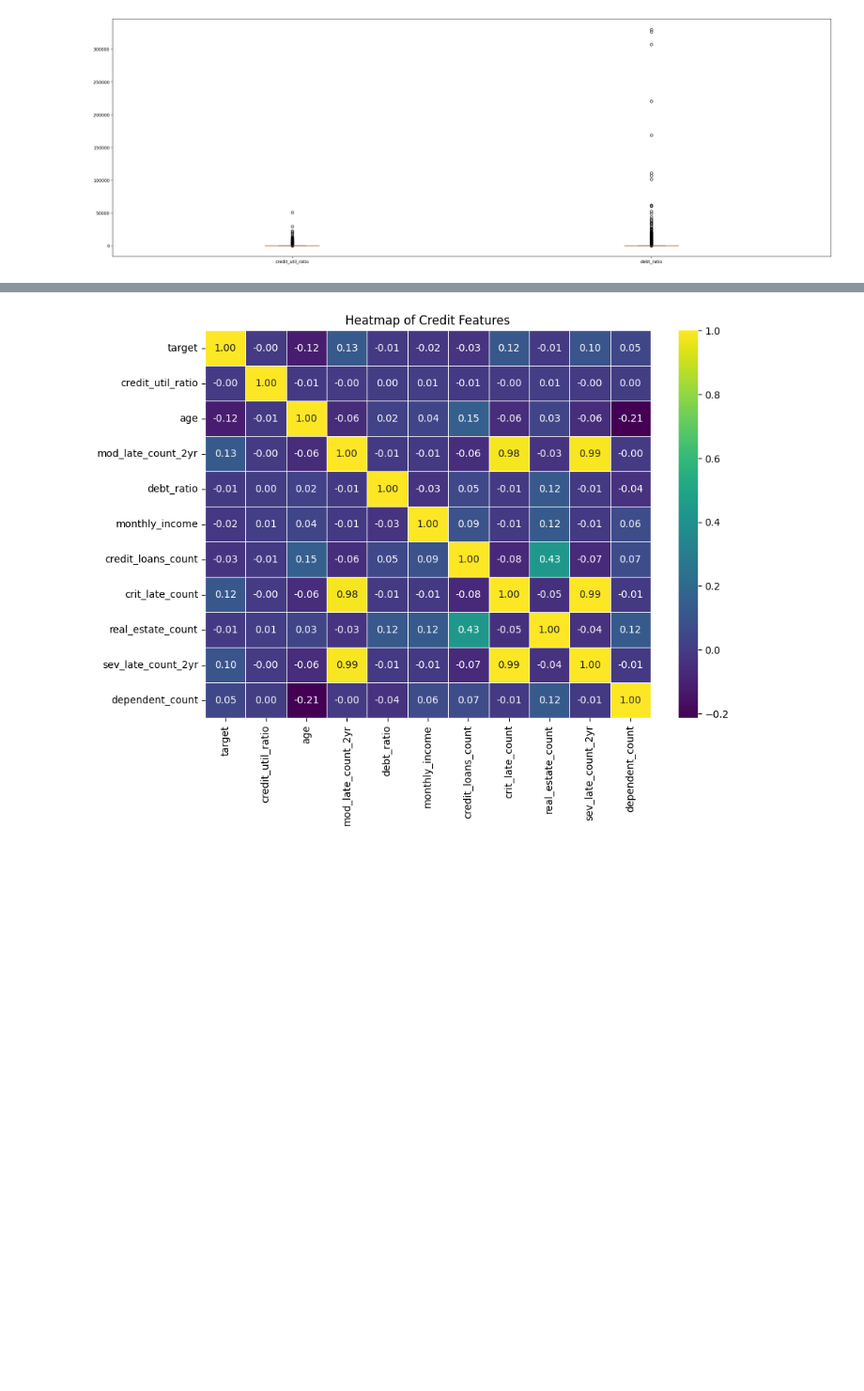
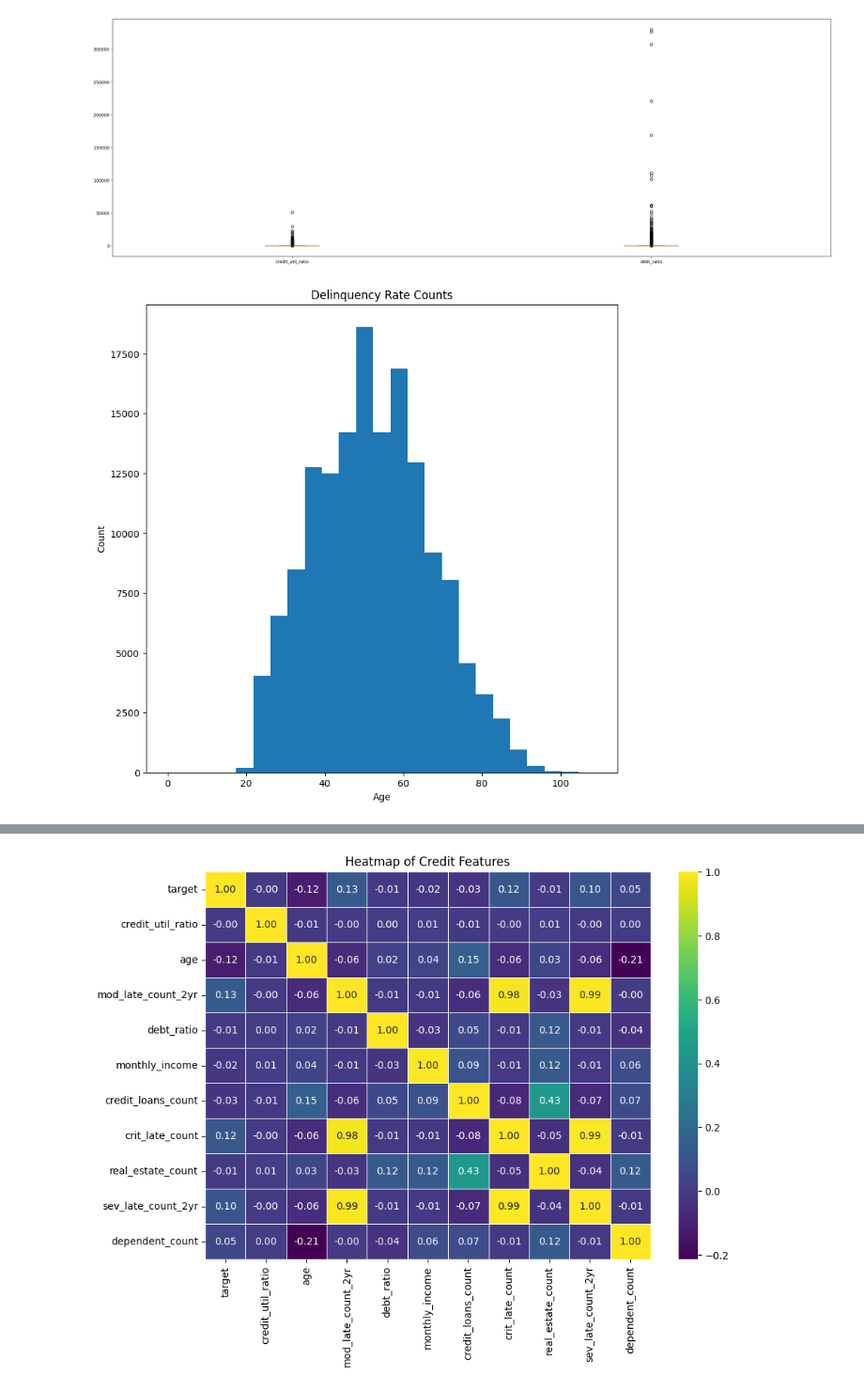
Before and after one commit to nb488/Credit-Risk-Prediction-Project, a Jupyter notebook: main.ipynb, the cells around one changed output, grey strips where cells are left out. Shown at 94% size. Saved outputs shown, nothing was run; the diff lists cells and outputs as text; code cells hidden in the pictures; blank space fills up the shorter version.

```diff
--- a/main.ipynb
+++ b/main.ipynb
@@ -39,7 +44,7 @@ credit_traindf
 # %% [markdown]
 The training dataset contains long confusing columns, these will be rennamed to simplify the features. Also, one of the columns will be removed because it is not useful, appears to be the index column ("Unnamed : 0").
 # %%
-credit_traindf = credit_traindf.rename(columns = {
+new_columns = {
     "SeriousDlqin2yrs" : "target",
     "RevolvingUtilizationOfUnsecuredLines" : "credit_util_ratio",
     "NumberOfTime30-59DaysPastDueNotWorse" : "mod_late_count_2yr",
@@ -50,7 +55,11 @@ credit_traindf = credit_traindf.rename(columns = {
     "NumberRealEstateLoansOrLines" : "real_estate_count",
     "NumberOfTime60-89DaysPastDueNotWorse"  :"sev_late_count_2yr",
     "NumberOfDependents" : "dependent_count"
-})
+}
+
+
+credit_traindf = credit_traindf.rename(columns = new_columns)
+credit_testdf = credit_testdf.rename(columns = new_columns)
 
 credit_traindf
 # %% [output]
@@ -161,3 +174,13 @@ plt.xticks(ticks = range(1,3), labels = columns_1)
 plt.show()
 # %% [output]
 [figure]
+# %%
+plt.figure(figsize = (9,9))
+plt.hist(credit_traindf["age"], bins =25)
+plt.xlabel("Age")
+plt.ylabel("Count")
+plt.title("Delinquency Rate Counts")
+plt.show()
+plt.show()
+# %% [output]
+[figure, added]
```
Also changed, not shown: parts of 13 cells of this notebook.
